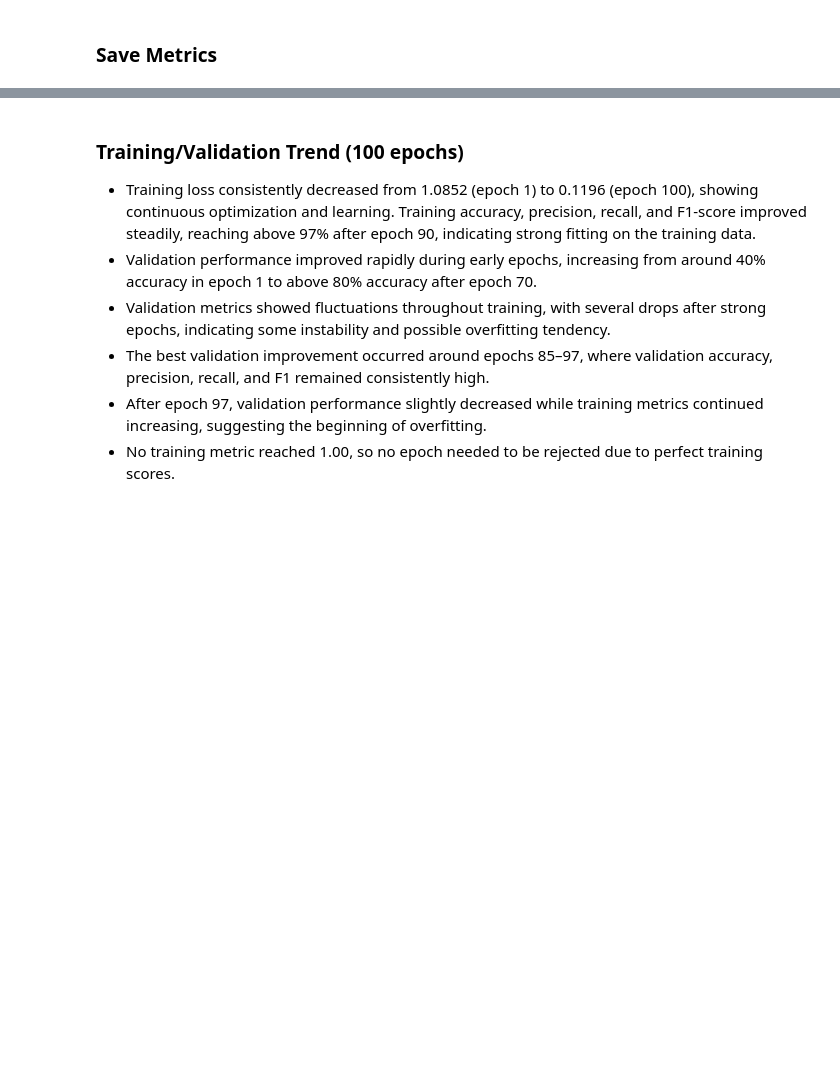
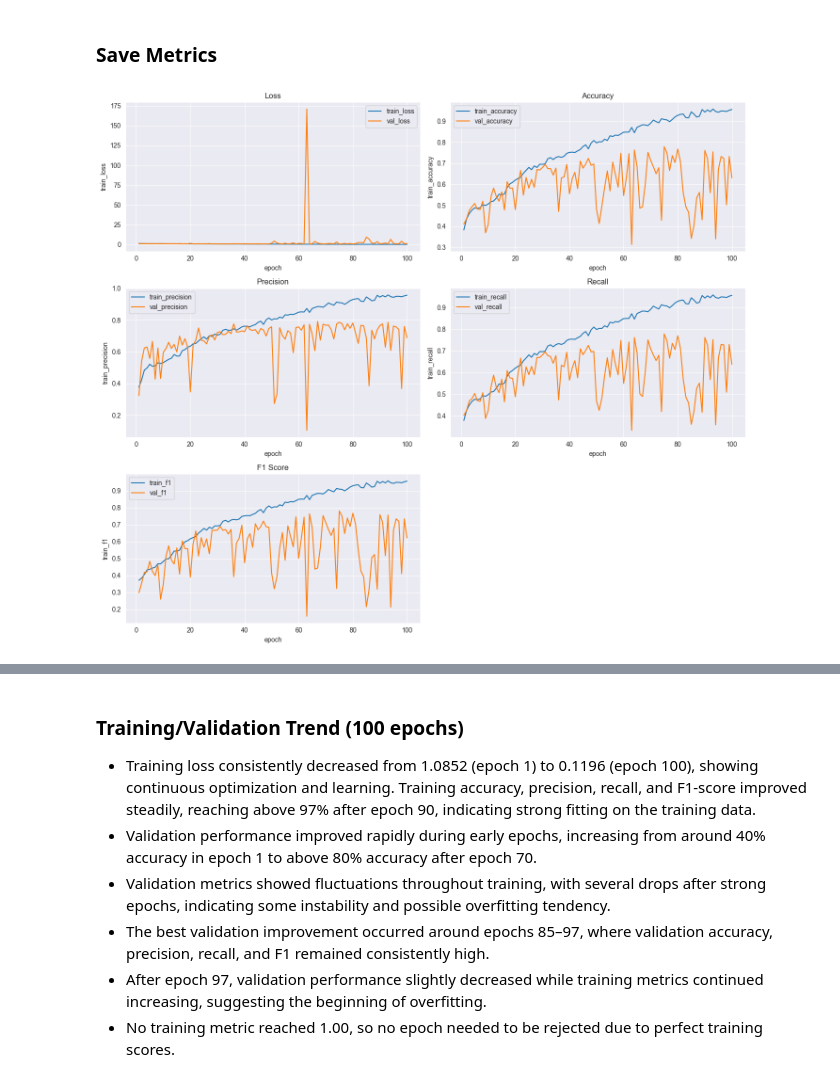
Before and after one commit to tikadatta2005/efficient-surveillance-threat-recognition, a Jupyter notebook: experiments/experiment7.ipynb, the cells around one changed output, grey strips where cells are left out. Drawn from its saved outputs; the diff is of its cells as text; code cells hidden in the pictures; blank space fills up the shorter version.

Commit message:
update/ Update testing metrics

```diff
--- a/experiments/experiment7.ipynb
+++ b/experiments/experiment7.ipynb
@@ -147,9 +151,7 @@ model = model.add(
     # Flatten
     nn.Flatten(),
 
-    nn.Linear(in_channels * size * size, in_channels),
-    nn.ReLU(),
-    nn.Linear(in_channels, 128),
+    nn.Linear(out_channels * size * size, 128),
     nn.ReLU(),
     nn.Linear(128, 3)
     )
@@ -168,7 +170,7 @@ trainer = Trainer(
     num_classes=3,
     criterion=criterion,
     device="cuda",
-    save_dir="../models/experiment6/",
+    save_dir="../models/experiment7/",
     save_checkpoints=10,
     print_every=5
     )
@@ -178,7 +201,9 @@ history = trainer.fit(100)
 ### Save Metrics
 # %%
 df = plot_training_metrics(history)
-df.to_csv("../documentations/experiments/experiment6/tables/training_metrics.csv", index=False)
+df.to_csv("../documentations/experiments/experiment7/tables/training_metrics.csv", index=False)
+# %% [output]
+[figure, added]
 # %%
 filtered_df = df[
     (df["val_accuracy"] >= 0.8) &
```
Also changed, not shown: parts of 8 cells of this notebook, 5 other files.
